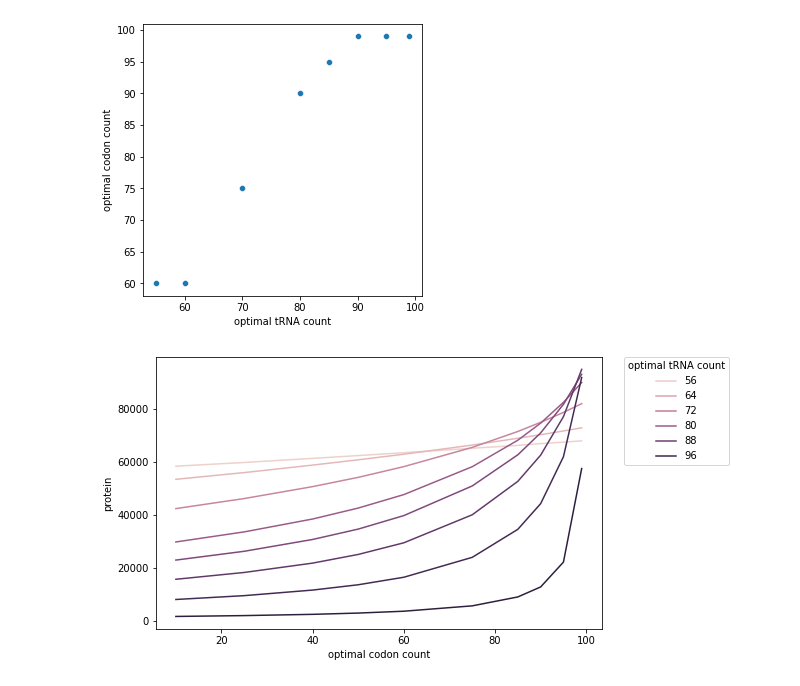
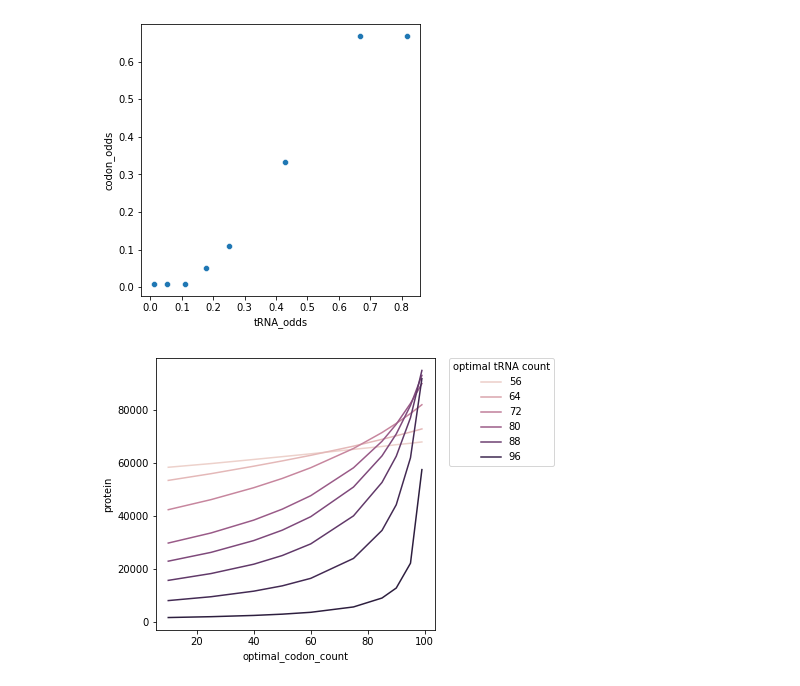
Before and after one commit to alexismhill3/tRNA-dynamics, a Jupyter notebook: analysis/tRNA_fraction_grid.ipynb, the cells around one changed output. Cells and saved outputs as stored; diff of their text form; code cells hidden in the pictures.

Commit message:
figures for april t7 meeting

```diff
--- a/analysis/tRNA_fraction_grid.ipynb
+++ b/analysis/tRNA_fraction_grid.ipynb
@@ -71,7 +71,7 @@ def get_average_protein(path, perc_good, time, max_seed):
         [dedup_times.append(x) for x in times if x not in dedup_times]
         next_best_time = take_closest(dedup_times, time)
         tmp = df_master.loc[df_master['time'] == next_best_time].groupby(["species"])["protein"].mean().reset_index()
-    tmp["optimal codon count"] = perc_good
+    tmp["optimal_codon_count"] = perc_good
     return tmp
 # %%
 rcParams['figure.figsize'] = [10, 5]
@@ -154,0 +155,37 @@ plt.savefig("figures_group_mtg_0401/grid.png")
+# %%
+#f = plt.figure(figsize=(15, 10))
+#gs = f.add_gridspec(3, 2)
+
+fractions = [10, 25, 40, 50, 60, 75, 85, 90, 95, 99]
+count_good = [55, 60, 70, 80, 85, 90, 95, 99]
+charging = [10.0, 100.0, 1000.0, 10000.0]
+
+df_master = None
+for count, rate in enumerate(charging):
+    df_tmp = None
+    for frac in fractions:
+        for count in count_good:
+            count_bad = 100 - count
+            path = f"../output/two_codon_var_trna_ratios_var_charg_fixed_rbs/two_codon_fixed_transcript_{frac}_{count}_{count_bad}_200_1200_5.0_100000.0_{rate}"
+            tmp = get_average_protein(path, frac, 500, 3)
+            tmp["optimal_tRNA_count"] = count
+            if df_tmp is not None:
+                df_tmp = df_tmp.append(tmp, ignore_index=True)
+            else:
+                df_tmp = tmp
+    df_tmp["tRNA_charging_rate"] = str(rate)
+    if df_master is not None:
+        df_master = df_master.append(df_tmp, ignore_index=True)
+    else:
+        df_master = df_tmp
+df_master
+
+df_master = df_master[(df_master.species == "proteinX")]
+df_master['codon_odds'] = df_master.apply(lambda row: (1/(row.optimal_codon_count/100)) - 1, axis = 1)
+df_master['tRNA_odds'] = df_master.apply(lambda row: (1/(row.optimal_tRNA_count/100)) - 1, axis = 1)
+g = sns.FacetGrid(df_master, col="tRNA_charging_rate", col_wrap=2, sharey=False)
+g.map_dataframe(sns.lineplot, "codon_odds", "protein", hue="tRNA_odds")
+g.add_legend(title="Optimal tRNA count")
+plt.xscale("log")
+g.set_axis_labels("codon odds (log scale)")
+plt.savefig("figures_group_mtg_0401/grid_odds.png")
@@ -171,33 +210,33 @@ max_protein
 # %%
 rcParams['figure.figsize'] = [5, 5]
-sns.scatterplot(data=max_protein, x="optimal tRNA count", y="optimal codon count")
-plt.savefig("figures_group_mtg_0401/max_protein.png")
+sns.scatterplot(data=max_protein, x="tRNA_odds", y="codon_odds")
+plt.savefig("figures_group_mtg_0401/max_protein_odds.png")
 # %% [output]
-[figure, old version]
+[figure, new version]
 # %%
-rcParams['figure.figsize'] = [8, 5]
+rcParams['figure.figsize'] = [5, 5]
 fractions = [10, 25, 40, 50, 60, 75, 85, 90, 95, 99]
 count_good = [55, 60, 70, 80, 85, 90, 95, 99]
 
 
 df_master = None
 for frac in fractions:
     for count in count_good:
         count_bad = 100 - count
         path = f"../output/two_codon_var_trna_ratios_var_charg_fixed_rbs/two_codon_fixed_transcript_{frac}_{count}_{count_bad}_200_1200_5.0_100000.0_100000.0"
         tmp = get_average_protein(path, frac, 500, 3)
-        tmp["optimal tRNA count"] = count
+        tmp["optimal_tRNA_count"] = count
         if df_master is not None:
             df_master = df_master.append(tmp, ignore_index=True)
         else:
             df_master = tmp
 #df_master["tRNA charging rate"] = str(rate)
 
 
 df_master = df_master[(df_master.species == "proteinX")]
 #g = sns.FacetGrid(df_master, col="tRNA charging rate", col_wrap=3, sharey=False)
-sns.lineplot(data=df_master, x="optimal codon count", y="protein", hue="optimal tRNA count")
+sns.lineplot(data=df_master, x="optimal_codon_count", y="protein", hue="optimal_tRNA_count")
 plt.legend(title="optimal tRNA count", bbox_to_anchor=(1.05, 1), loc=2, borderaxespad=0.)
 plt.savefig("figures_group_mtg_0401/equal_rbs_charging.png", bbox_inches="tight")
 # %% [output]
-[figure, old version]
+[figure, new version]
```
Also changed, not shown: parts of 6 cells of this notebook, 6 other files.
